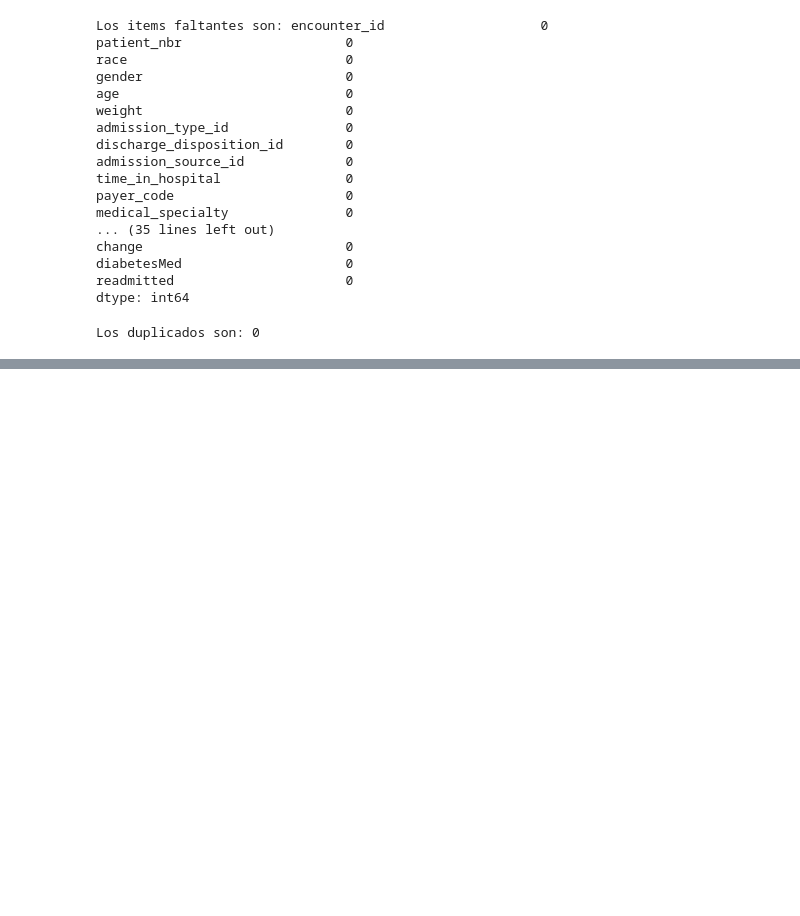
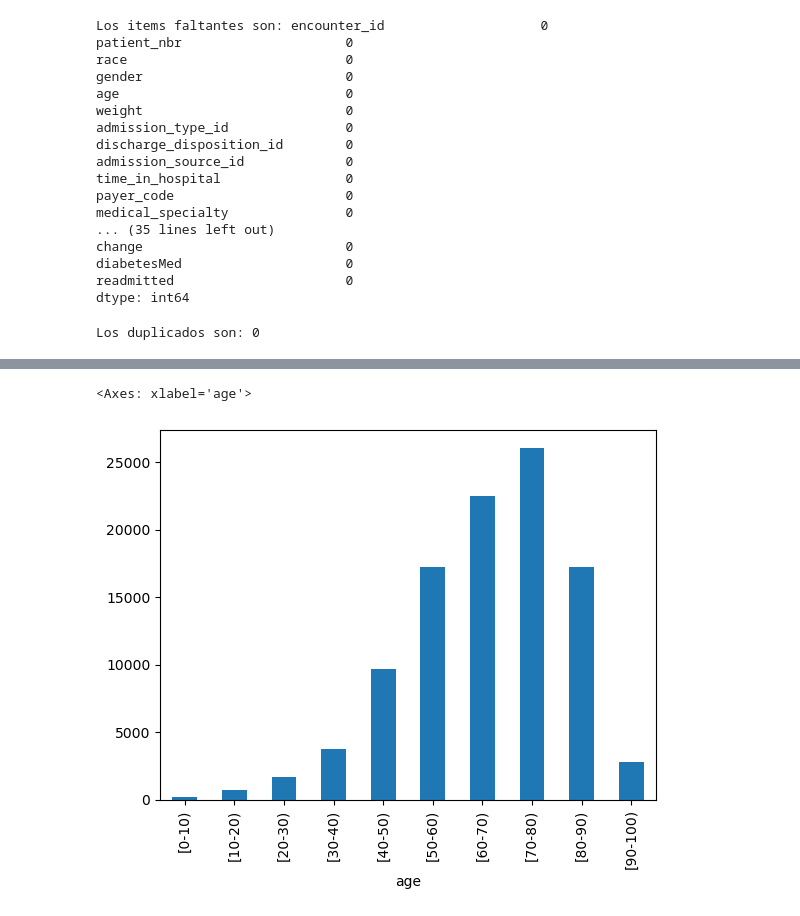
Before and after one commit to reimondezmariano/AdD_Trabajo_Final, a Jupyter notebook: Trabajo_final.ipynb, the cells around one changed output, grey strips where cells are left out. Saved outputs shown, nothing was run; the diff lists cells and outputs as text; code cells hidden in the pictures; blank space fills up the shorter version.

```diff
--- a/Trabajo_final.ipynb
+++ b/Trabajo_final.ipynb
@@ -74,0 +175,5 @@ Los duplicados son: 0
+# %%
+data_set["age"].value_counts().sort_index().plot(kind="bar")
+# %% [output]
+<Axes: xlabel='age'>
+[figure, added]
```
Also changed, not shown: parts of 12 cells of this notebook.
